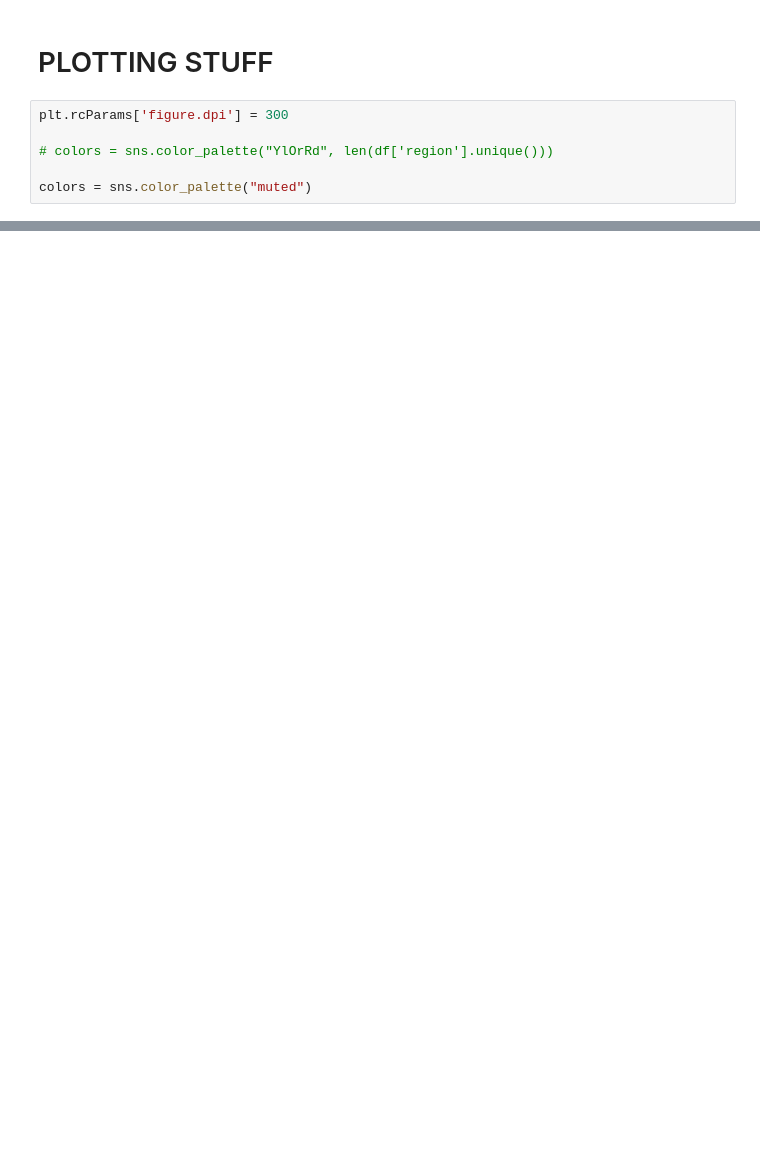
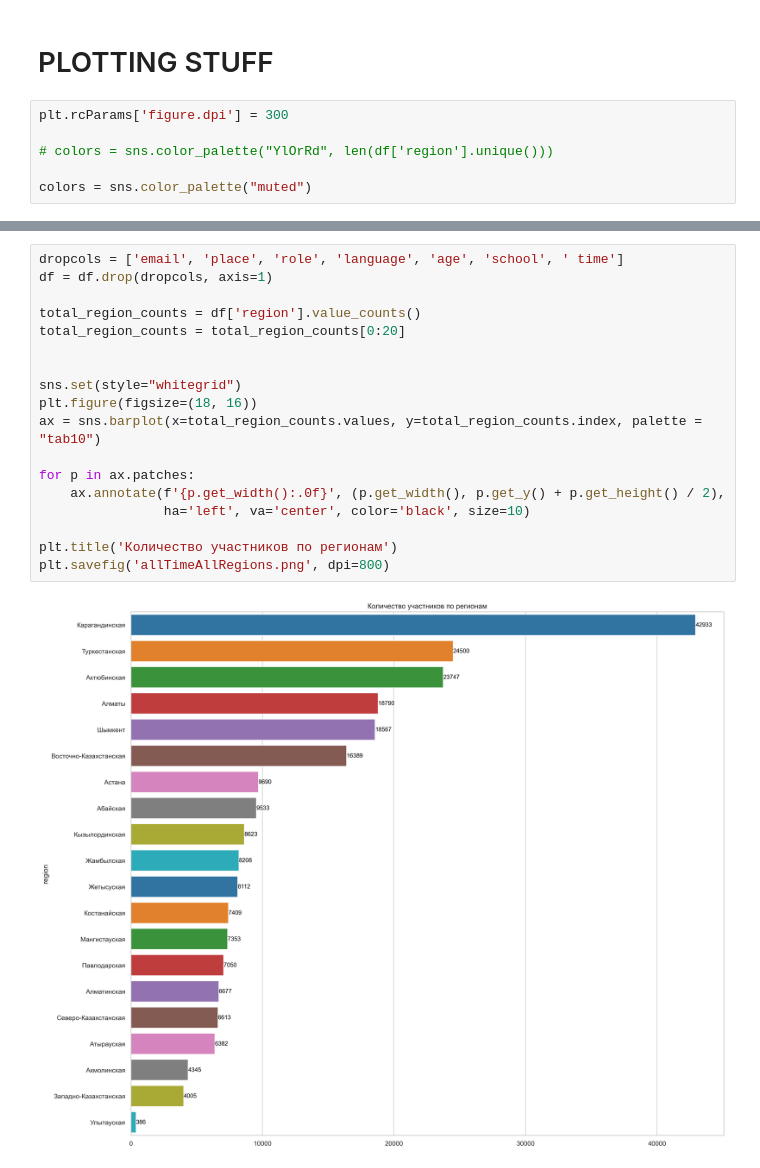
Before and after one commit to everypidigit/HoC2023_DataAnalytics, a Jupyter notebook: plotting_stats.ipynb, the cells around one changed output, grey strips where cells are left out. Saved outputs shown, nothing was run; the diff lists cells and outputs as text; blank space fills up the shorter version.

```diff
--- a/plotting_stats.ipynb
+++ b/plotting_stats.ipynb
@@ -96,0 +97,20 @@ plt.show()
+# %%
+dropcols = ['email', 'place', 'role', 'language', 'age', 'school', ' time']
+df = df.drop(dropcols, axis=1)
+
+total_region_counts = df['region'].value_counts()
+total_region_counts = total_region_counts[0:20]
+
+
+sns.set(style="whitegrid")
+plt.figure(figsize=(18, 16))
+ax = sns.barplot(x=total_region_counts.values, y=total_region_counts.index, palette = "tab10")
+
+for p in ax.patches:
+    ax.annotate(f'{p.get_width():.0f}', (p.get_width(), p.get_y() + p.get_height() / 2),
+                ha='left', va='center', color='black', size=10)
+
+plt.title('Количество участников по регионам')
+plt.savefig('allTimeAllRegions.png', dpi=800)
+# %% [output]
+[figure, added]
```
Also changed, not shown: parts of 5 cells of this notebook, 16 other files.
